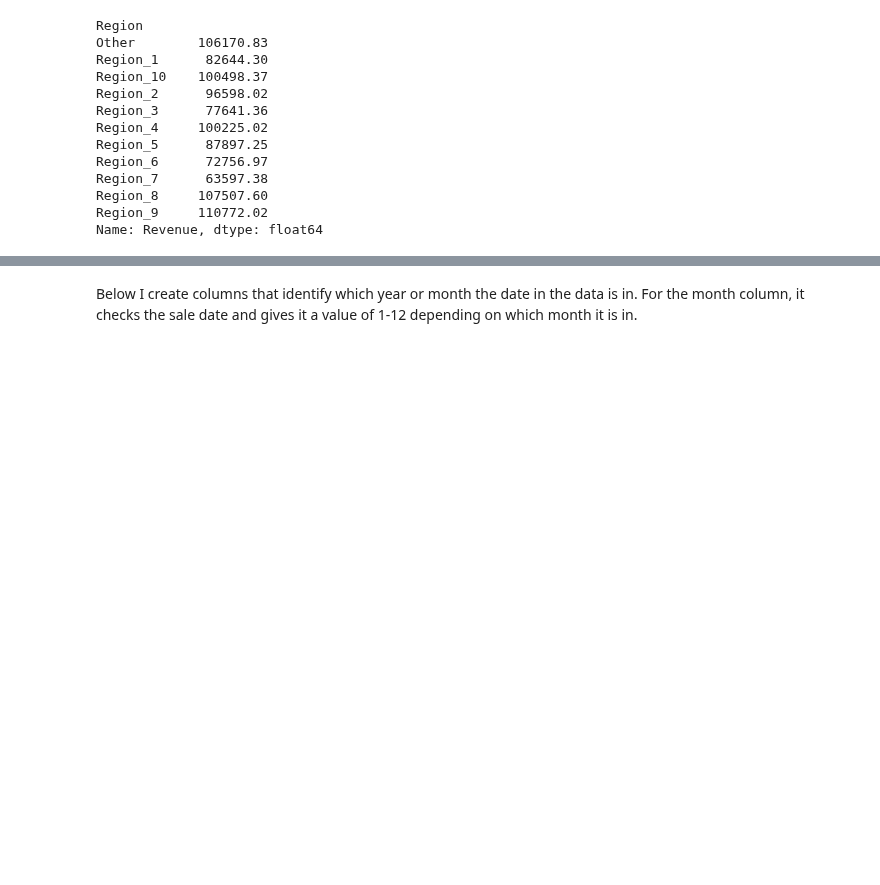
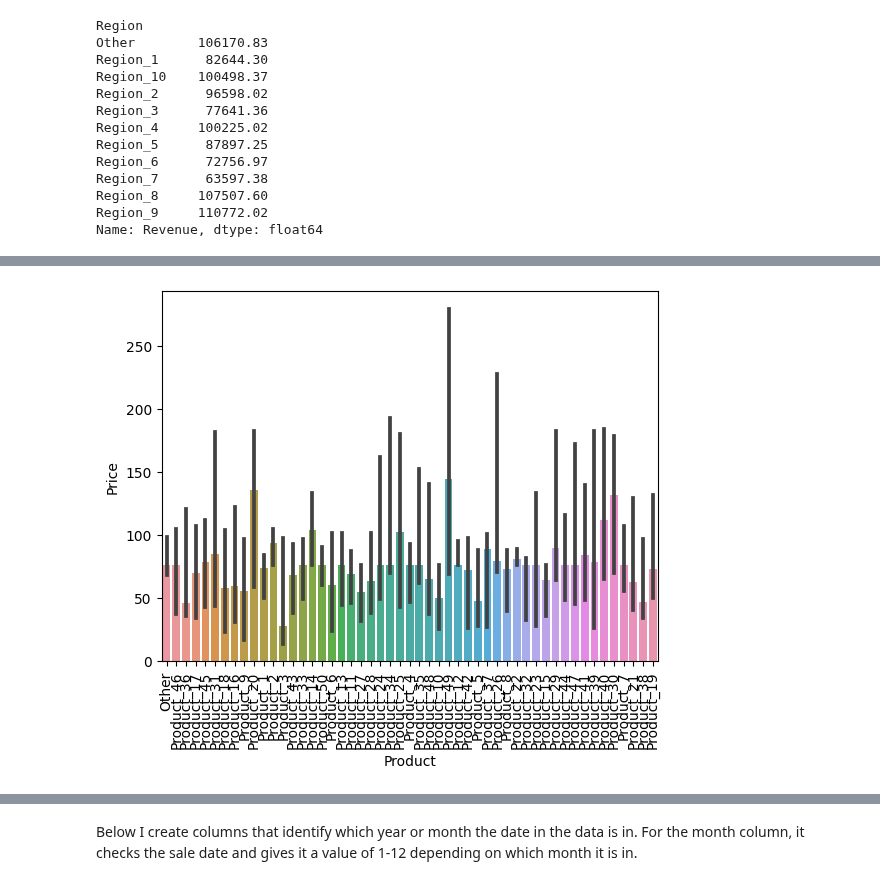
Before and after one commit to jreid94/schulich_data_science, a Jupyter notebook: Data Science A1/Jreid_A1.ipynb, the cells around one changed output, grey strips where cells are left out. Drawn from its saved outputs; the diff is of its cells as text; code cells hidden in the pictures; blank space fills up the shorter version.

```diff
--- a/Data Science A1/Jreid_A1.ipynb
+++ b/Data Science A1/Jreid_A1.ipynb
@@ -311,0 +380,6 @@ plt.show()
+# %%
+sns.barplot(data = df, x = 'Product', y = 'Price', estimator=np.median)
+plt.xticks(rotation = 90)
+plt.show()
+# %% [output]
+[figure, added]
```
Also changed, not shown: parts of 16 cells of this notebook, 1 other file.
